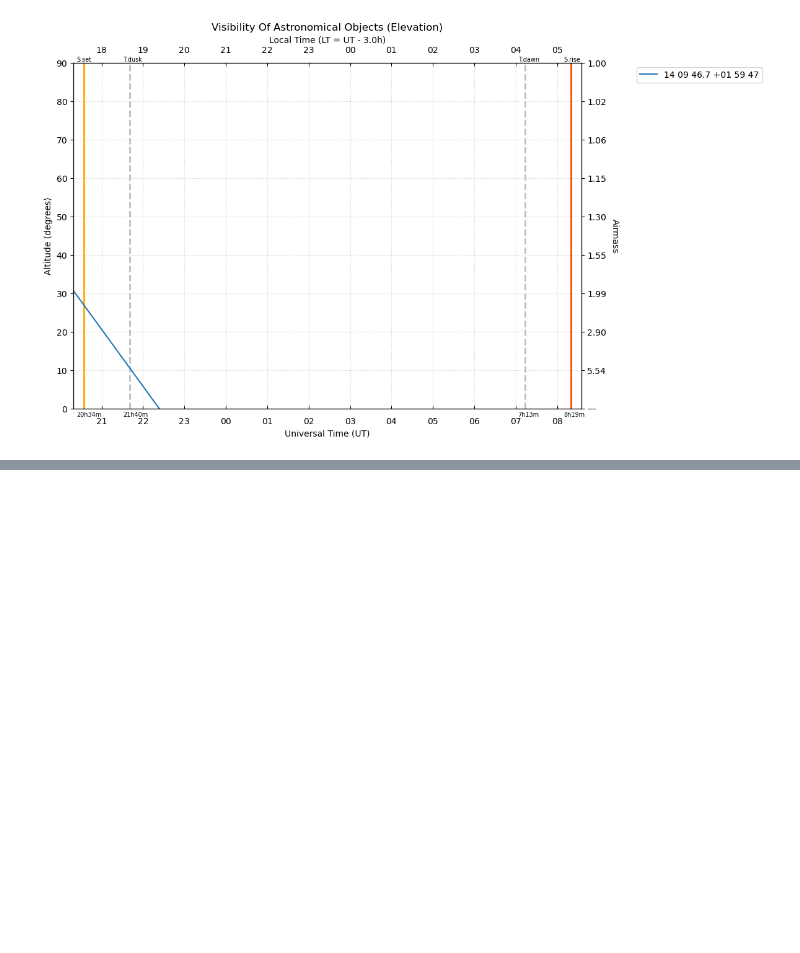
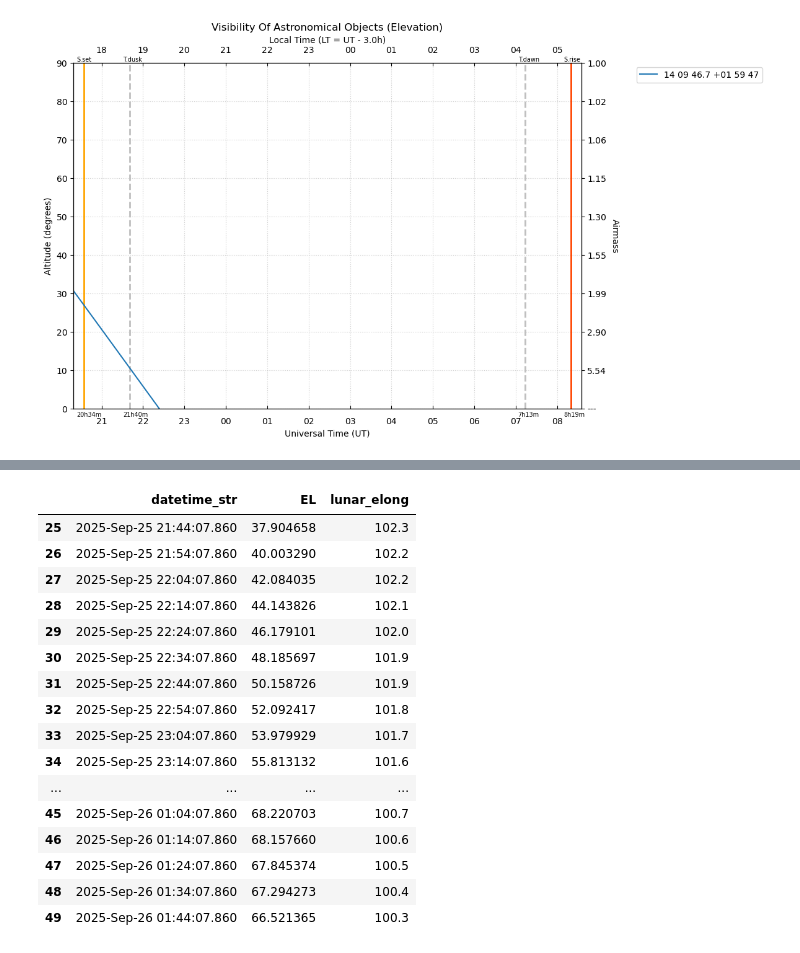
Before and after one commit to j-michimani-g/Algorithms_Meeus, a Jupyter notebook: notebook_4.ipynb, the cells around one changed output, grey strips where cells are left out. Drawn from its saved outputs; the diff is of its cells as text; code cells hidden in the pictures; blank space fills up the shorter version.

```diff
--- a/notebook_4.ipynb
+++ b/notebook_4.ipynb
@@ -212,3 +232,9 @@ plt.tight_layout()
 plt.show()
 # %% [output]
 [figure]
+# %%
+
+
+start_date_UT = " ".join([date_str,logi.decimal_hours_to_time(sunset_1)])
+stop_date_UT = " ".join([date_str_2,logi.decimal_hours_to_time(sunrise_2)])
+start_date_UT
@@ -214,0 +243,7 @@ plt.show()
+# %%
+from astroquery.jplhorizons import Horizons
+
+obj = Horizons(id='4257', location='Y28',epochs={'start':start_date_UT, 'stop':stop_date_UT,'step':"10min"})
+eph = obj.ephemerides()
+
+df_jpl = eph.to_pandas()
@@ -214,0 +285,20 @@ plt.show()
+# %%
+df_jpl[['datetime_str','EL','lunar_elong']][25:50]
+# %% [output]
+|  | datetime_str | EL | lunar_elong |
+| 25 | 2025-Sep-25 21:44:07.860 | 37.904658 | 102.3 |
+| 26 | 2025-Sep-25 21:54:07.860 | 40.003290 | 102.2 |
+| 27 | 2025-Sep-25 22:04:07.860 | 42.084035 | 102.2 |
+| 28 | 2025-Sep-25 22:14:07.860 | 44.143826 | 102.1 |
+| 29 | 2025-Sep-25 22:24:07.860 | 46.179101 | 102.0 |
+| 30 | 2025-Sep-25 22:34:07.860 | 48.185697 | 101.9 |
+| 31 | 2025-Sep-25 22:44:07.860 | 50.158726 | 101.9 |
+| 32 | 2025-Sep-25 22:54:07.860 | 52.092417 | 101.8 |
+| 33 | 2025-Sep-25 23:04:07.860 | 53.979929 | 101.7 |
+| 34 | 2025-Sep-25 23:14:07.860 | 55.813132 | 101.6 |
+| ... | ... | ... | ... |
+| 45 | 2025-Sep-26 01:04:07.860 | 68.220703 | 100.7 |
+| 46 | 2025-Sep-26 01:14:07.860 | 68.157660 | 100.6 |
+| 47 | 2025-Sep-26 01:24:07.860 | 67.845374 | 100.5 |
+| 48 | 2025-Sep-26 01:34:07.860 | 67.294273 | 100.4 |
+| 49 | 2025-Sep-26 01:44:07.860 | 66.521365 | 100.3 |
```
Also changed, not shown: parts of 4 cells of this notebook, 14 other files.
